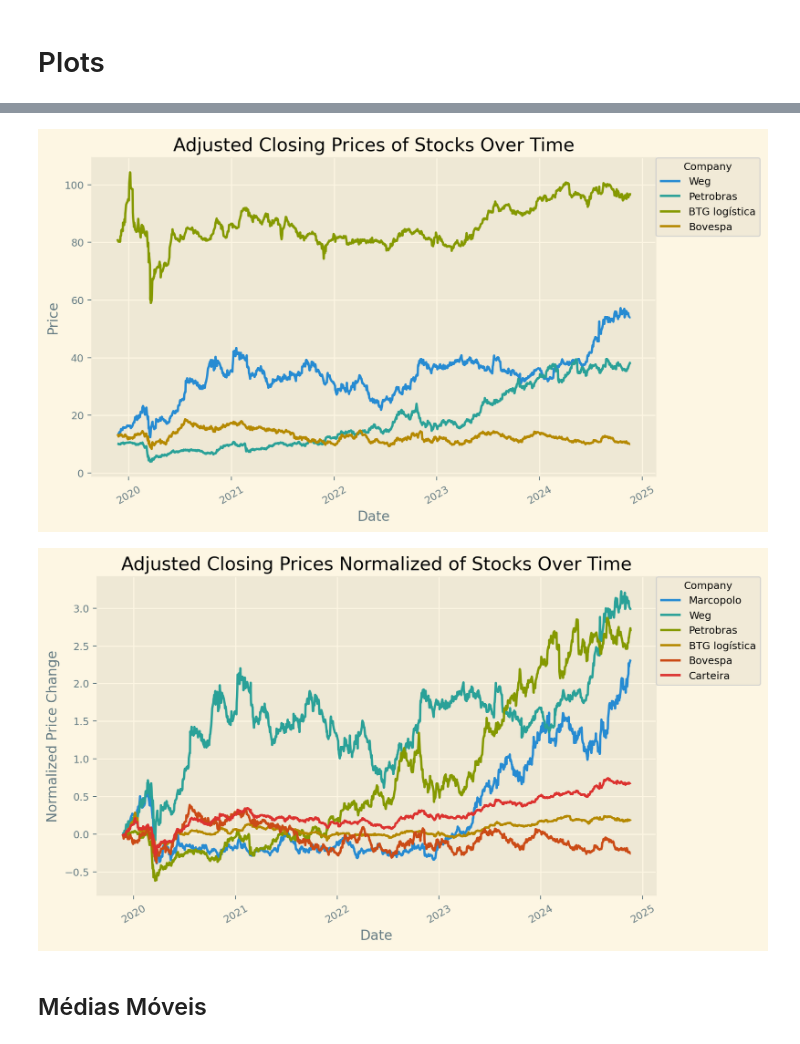
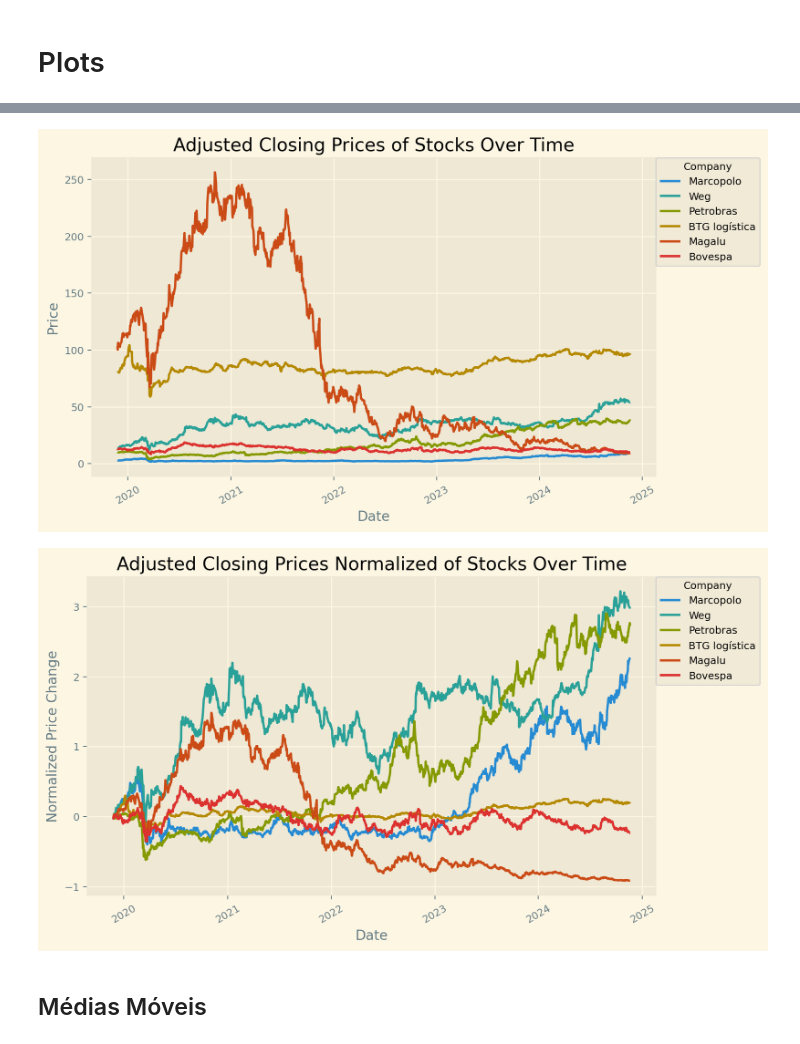
Before and after one commit to filmateus/data_science_financas, a Jupyter notebook: strocks_market_plots.ipynb, the cells around one changed output, grey strips where cells are left out. Drawn from its saved outputs; the diff is of its cells as text; code cells hidden in the pictures.

```diff
--- a/strocks_market_plots.ipynb
+++ b/strocks_market_plots.ipynb
@@ -36,8 +36,8 @@ start_date = date.today() - timedelta(days=1825)
 end_date = date.today()
 
 # List of stocks and corresponding company names
-stocks = ['POMO4.SA', 'WEGE3.SA', 'PETR4.SA', 'BTLG11.SA', 'B3SA3.SA']
-company_names = ["Marcopolo", "Weg", "Petrobras", "BTG logística", "Bovespa"]
+stocks = ['POMO4.SA', 'WEGE3.SA', 'PETR4.SA', 'BTLG11.SA', 'MGLU3.SA', 'B3SA3.SA']
+company_names = ["Marcopolo", "Weg", "Petrobras", "BTG logística","Magalu", "Bovespa"]
 coluns = company_names.copy()
 
 # Initialize a dictionary to store different types of price data
@@ -104,35 +105,35 @@ def plot_closing_prices(df_adj_close, title='Adjusted Closing Prices of Stocks O
     Function to plot adjusted closing prices of stocks over time for a given DataFrame.
 
     Parameters:
     - df_adj_close (pd.DataFrame): The DataFrame containing 'Date' as the first column and other columns as prices of different companies.
     - title (str): The title of the plot.
     - figsize (tuple): The size of the figure (width, height).
     """
     # Set the figure size
     plt.figure(figsize=figsize)
     # Plot each company's adjusted closing prices
-    for column in df_adj_close.columns[1:]:
+    for column in df_adj_close.columns[:]:
         plt.plot(df_adj_close.index, df_adj_close[column], label=column)
 
     # Customize the plot
     plt.title(title)
     plt.xlabel('Date')
     plt.ylabel('Price')
 
     # Show legend
     plt.legend(title='Company', loc='upper left', bbox_to_anchor=(1, 1), borderaxespad=0.)
 
     # Add grid, rotate x-axis labels, and adjust layout
     plt.grid(True)
     plt.xticks(rotation=30)
     plt.tight_layout()
 
     # Show the plot
     plt.show()
 
 plot_closing_prices(df_adj_close)
 # %% [output]
-[figure, old version]
+[figure, new version]
 # %%
 def plot_adjusted_closing_prices_normalized(df_adj_close, title='Adjusted Closing Prices Normalized of Stocks Over Time', figsize=(9, 5)):
     """
@@ -146,7 +147,6 @@ def plot_adjusted_closing_prices_normalized(df_adj_close, title='Adjusted Closin
 
     # Normalize the data by company
     df_adj_close_normalized = df_adj_close.copy()
-    df_adj_close_normalized['Carteira'] = df_adj_close_normalized.iloc[:, 1:].sum(axis=1)
     for column in df_adj_close_normalized.columns:
         df_adj_close_normalized[column] = (df_adj_close_normalized[column] / df_adj_close_normalized[column].iloc[0]) - 1
 
@@ -176,7 +176,7 @@ def plot_adjusted_closing_prices_normalized(df_adj_close, title='Adjusted Closin
 # Plot the normalized data
 plot_adjusted_closing_prices_normalized(df_adj_close)
 # %% [output]
-[figure, old version]
+[figure, new version]
 # %% [markdown]
 ## Médias Móveis
 # %%
```
Also changed, not shown: parts of 4 cells of this notebook, 2 other files.
